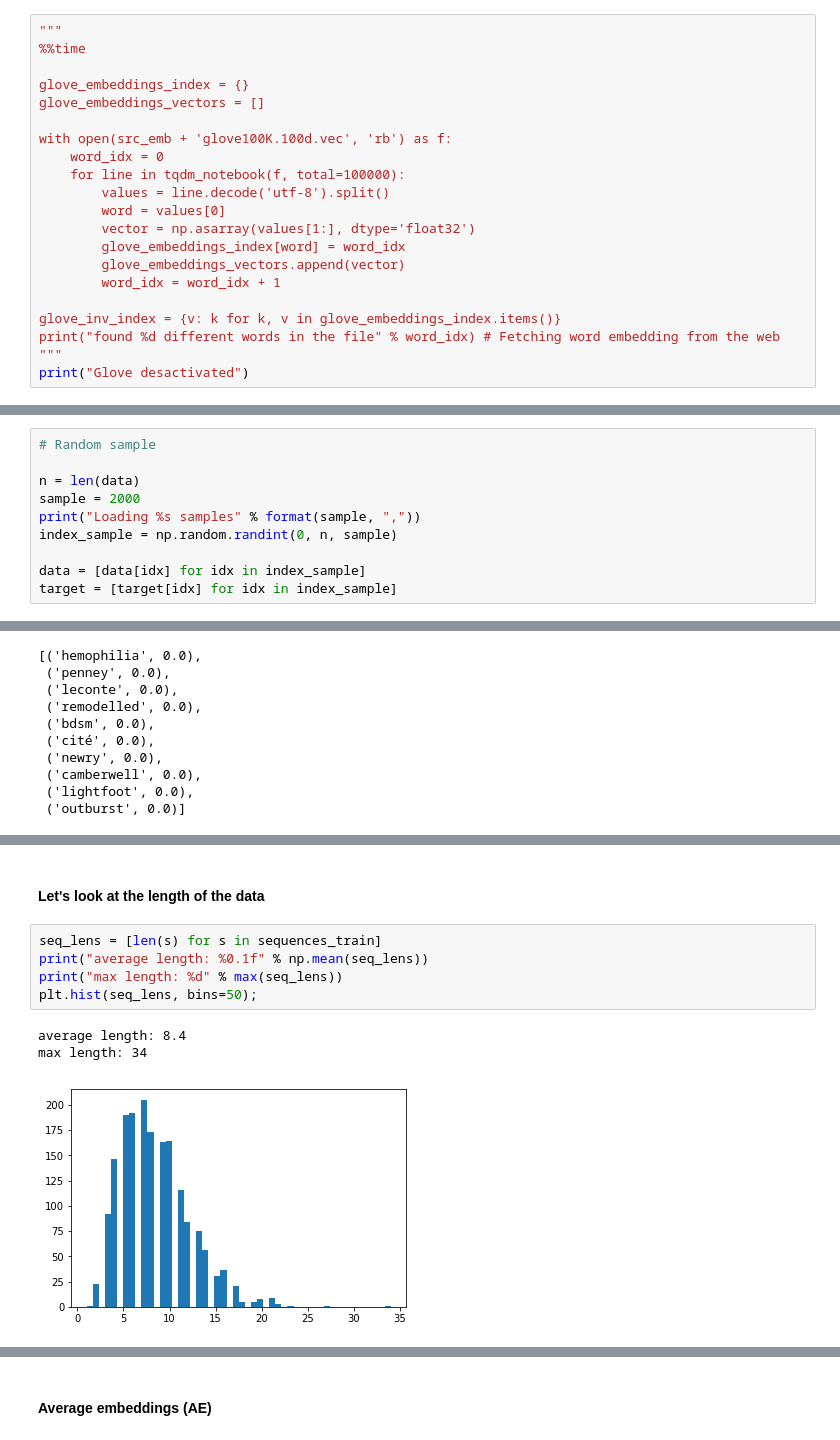
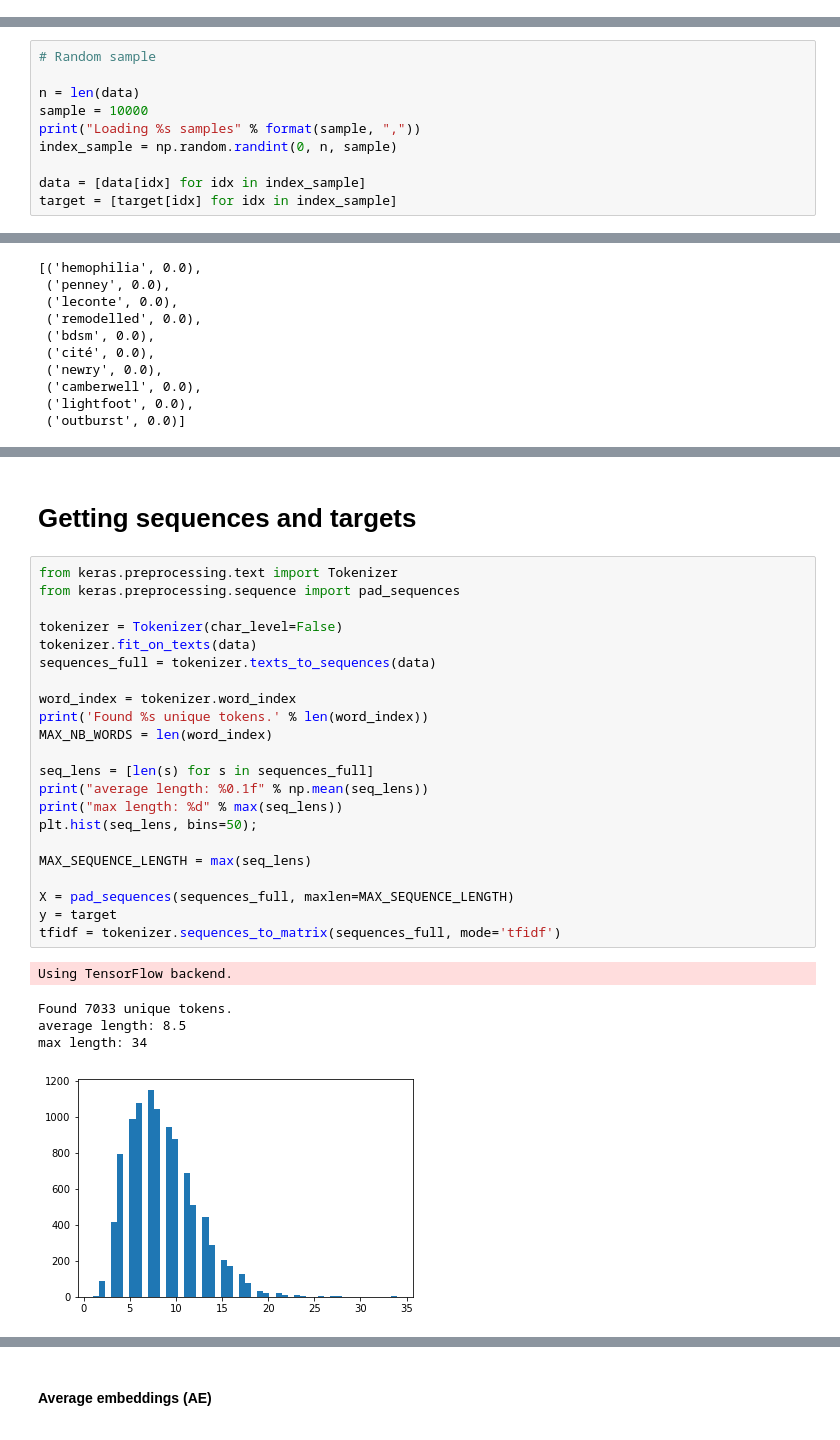
Before and after one commit to willau/deep_learning_text_clustering, a Jupyter notebook: keras_cnn_text_clustering.ipynb, the cells around one changed output, grey strips where cells are left out. Cells and saved outputs as stored; diff of their text form.

```diff
--- a/keras_cnn_text_clustering.ipynb
+++ b/keras_cnn_text_clustering.ipynb
@@ -52,21 +40,0 @@ We extracted the `100 000` most frequent words. They have a dimension of `100`
-# %%
-"""
-%%time
-
-glove_embeddings_index = {}
-glove_embeddings_vectors = []
-
-with open(src_emb + 'glove100K.100d.vec', 'rb') as f:
-    word_idx = 0
-    for line in tqdm_notebook(f, total=100000):
-        values = line.decode('utf-8').split()
-        word = values[0]
-        vector = np.asarray(values[1:], dtype='float32')
-        glove_embeddings_index[word] = word_idx
-        glove_embeddings_vectors.append(vector)
-        word_idx = word_idx + 1
-
-glove_inv_index = {v: k for k, v in glove_embeddings_index.items()}
-print("found %d different words in the file" % word_idx) # Fetching word embedding from the web
-"""
-print("Glove desactivated")
@@ -230,7 +194,7 @@ short texts
 # Random sample
 
 n = len(data)
-sample = 2000
+sample = 10000
 print("Loading %s samples" % format(sample, ","))
 index_sample = np.random.randint(0, n, sample)
 
@@ -282,11 +218,30 @@ Found 3020 unique tokens.
-# %% [markdown]
-#### Let's look at the length of the data
+# %% [markdown]
+# Getting sequences and targets
 # %%
-seq_lens = [len(s) for s in sequences_train]
+from keras.preprocessing.text import Tokenizer
+from keras.preprocessing.sequence import pad_sequences
+
+tokenizer = Tokenizer(char_level=False)
+tokenizer.fit_on_texts(data)
+sequences_full = tokenizer.texts_to_sequences(data)
+
+word_index = tokenizer.word_index
+print('Found %s unique tokens.' % len(word_index))
+MAX_NB_WORDS = len(word_index)
+
+seq_lens = [len(s) for s in sequences_full]
 print("average length: %0.1f" % np.mean(seq_lens))
 print("max length: %d" % max(seq_lens))
 plt.hist(seq_lens, bins=50);
+
+MAX_SEQUENCE_LENGTH = max(seq_lens)
+
+X = pad_sequences(sequences_full, maxlen=MAX_SEQUENCE_LENGTH)
+y = target
+tfidf = tokenizer.sequences_to_matrix(sequences_full, mode='tfidf')
 # %% [output]
-average length: 8.4
-max length: 34
+Using TensorFlow backend.
+Found 7033 unique tokens.
+average length: 8.5
+max length: 34
-[figure, old version]
+[figure, new version]
```
Also changed, not shown: parts of 39 cells of this notebook.
